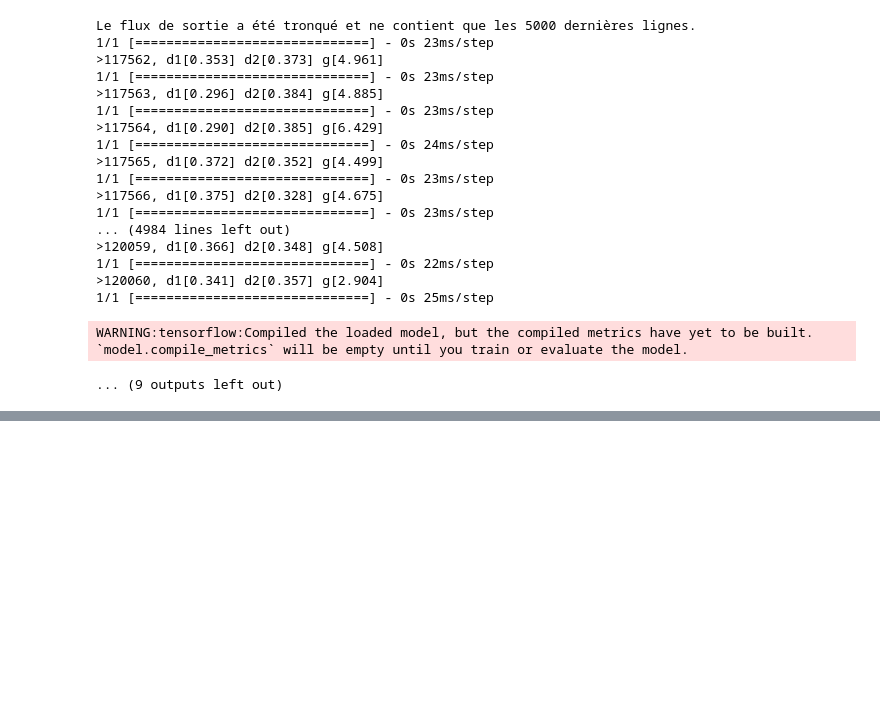
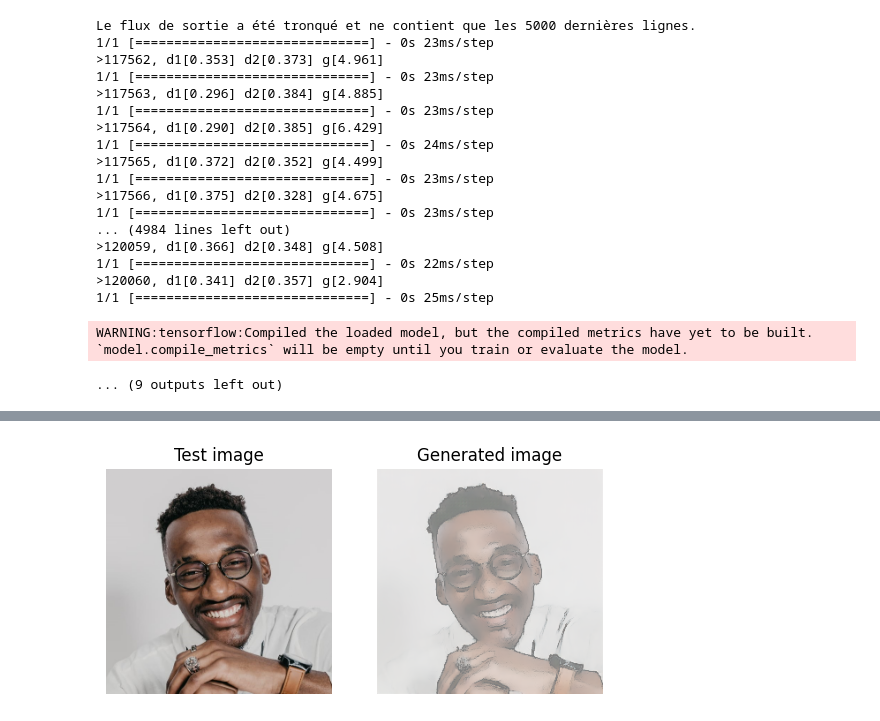
Before and after one commit to ajosegun/Pix2Pix-GAN, a Jupyter notebook: 02_Pix2Pix_GAN_for_Image_to_Image_Translation_Modeling.ipynb, the cells around one changed output, grey strips where cells are left out. Saved outputs shown, nothing was run; the diff lists cells and outputs as text; code cells hidden in the pictures; blank space fills up the shorter version.

```diff
--- a/02_Pix2Pix_GAN_for_Image_to_Image_Translation_Modeling.ipynb
+++ b/02_Pix2Pix_GAN_for_Image_to_Image_Translation_Modeling.ipynb
@@ -540,0 +599,12 @@ WARNING:tensorflow:Compiled the loaded model, but the compiled metrics have yet
+# %%
+# load an image
+def load_image(filename, size=(256,256)):
+	# load image with the preferred size
+	pixels = load_img(filename, target_size=size)
+	# convert to numpy array
+	pixels = img_to_array(pixels)
+	# scale from [0,255] to [-1,1]
+	pixels = (pixels - 127.5) / 127.5
+	# reshape to 1 sample
+	pixels = expand_dims(pixels, 0)
+	return pixels
@@ -540,0 +617,3 @@ WARNING:tensorflow:Compiled the loaded model, but the compiled metrics have yet
+# %%
+# generate cartoon from test image
+gen_image = model.predict(src_image)
@@ -540,0 +622,18 @@ WARNING:tensorflow:Compiled the loaded model, but the compiled metrics have yet
+# %%
+images = vstack((test_image, gen_image))
+# scale from [-1,1] to [0,1]
+images = (images + 1) / 2.0
+titles = ['Test image', 'Generated image']
+# plot images row by row
+for i in range(len(images)):
+  # define subplot
+  pyplot.subplot(1, 2, 1 + i)
+  # turn off axis
+  pyplot.axis('off')
+  # plot raw pixel data
+  pyplot.imshow(images[i])
+  # show title
+  pyplot.title(titles[i])
+pyplot.show()
+# %% [output]
+[figure, added]
```
Also changed, not shown: parts of 15 cells of this notebook.
